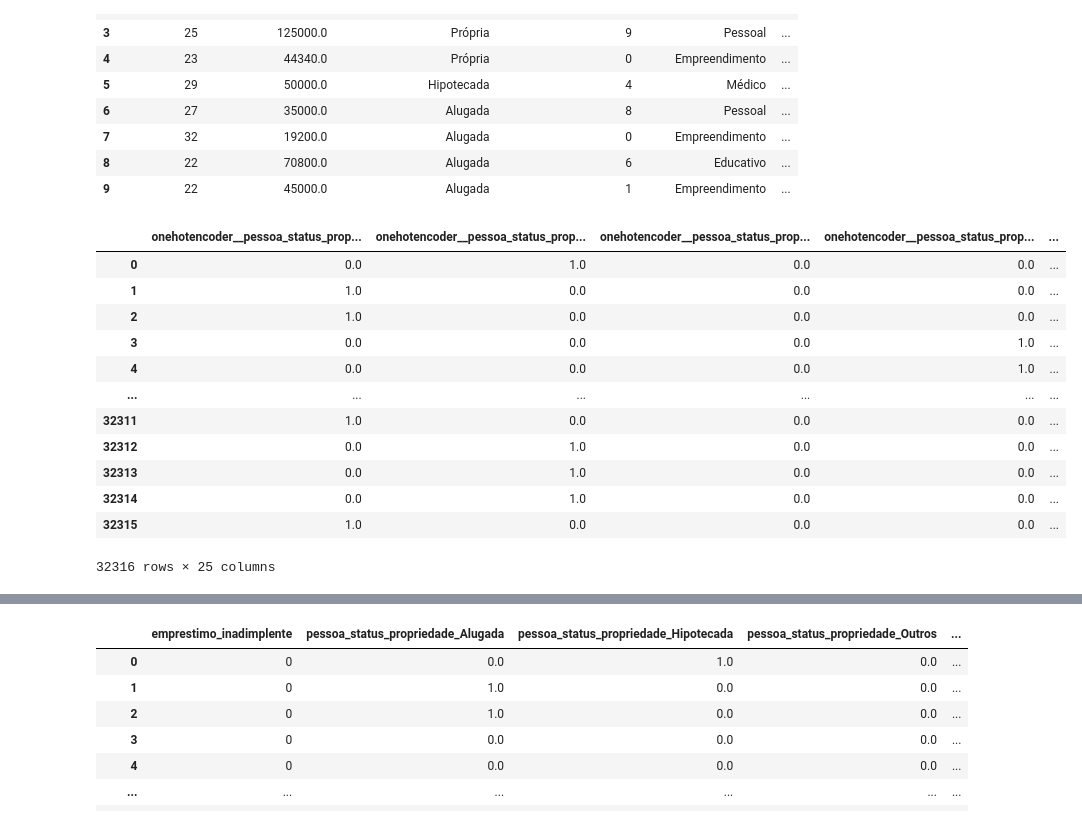
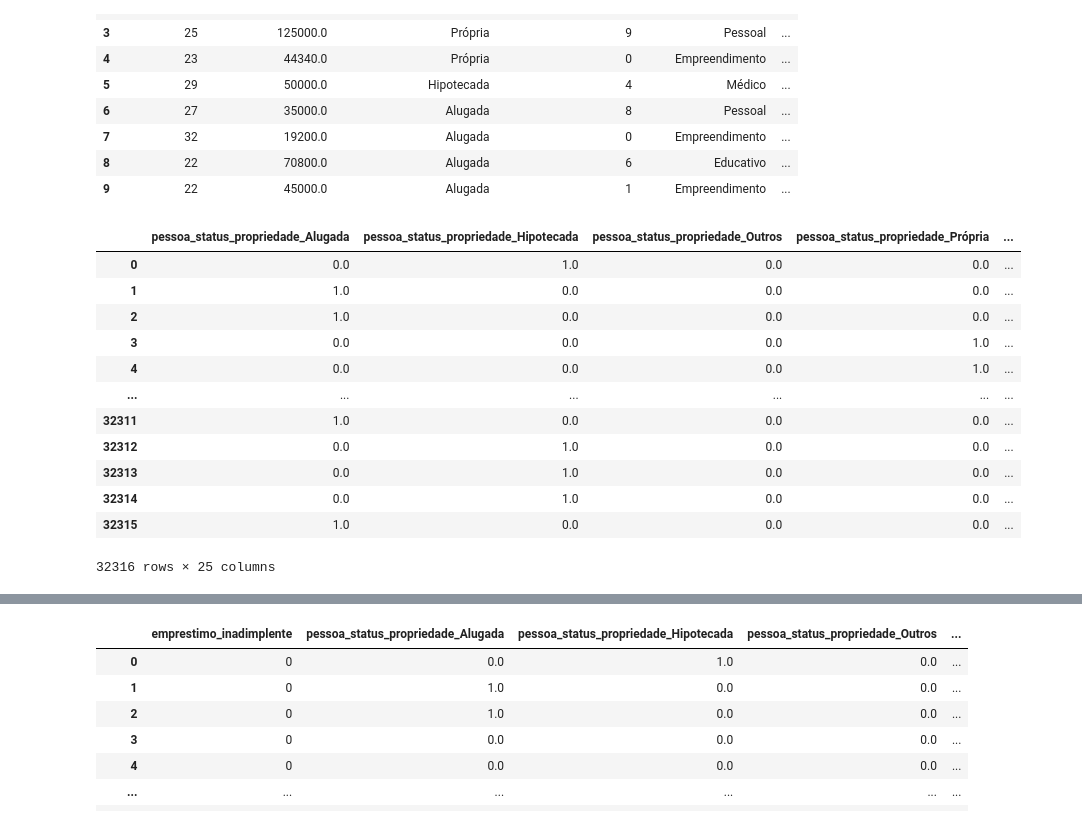
Before and after one commit to mavenceslau/Challenge-Data-Science-Alura-Cash, a Jupyter notebook: notebooks/Notebook_03_Modelos_Machine_Learning.ipynb, the cells around one changed output, grey strips where cells are left out. Cells and saved outputs as stored; diff of their text form; code cells hidden in the pictures.

```diff
--- a/notebooks/Notebook_03_Modelos_Machine_Learning.ipynb
+++ b/notebooks/Notebook_03_Modelos_Machine_Learning.ipynb
@@ -100,23 +100,37 @@ dados.head(10)
 | 8 | 22 | 70800.0 | Alugada | 6 | Educativo | ... |
 | 9 | 22 | 45000.0 | Alugada | 1 | Empreendimento | ... |
 # %%
-# Separando dados pa uso futuro do objeto encoder em uma API
+# Separando dados para uso futuro do objeto encoder em uma API
 dados_2 = dados[['emprestimo_inadimplente']]
 dados = dados.drop('emprestimo_inadimplente', axis = 1)
 
 #Variáveis categóricas
 categorias = ['pessoa_status_propriedade', 'emprestimo_motivo', 'emprestimo_pontuacao']
 
+colunas = ['pessoa_status_propriedade_Alugada',
+       'pessoa_status_propriedade_Hipotecada',
+       'pessoa_status_propriedade_Outros', 'pessoa_status_propriedade_Própria',
+       'emprestimo_motivo_Educativo', 'emprestimo_motivo_Empreendimento',
+       'emprestimo_motivo_Melhora do lar', 'emprestimo_motivo_Médico',
+       'emprestimo_motivo_Pagamento de débitos', 'emprestimo_motivo_Pessoal',
+       'emprestimo_pontuacao_A', 'emprestimo_pontuacao_B',
+       'emprestimo_pontuacao_C', 'emprestimo_pontuacao_D',
+       'emprestimo_pontuacao_E', 'emprestimo_pontuacao_F',
+       'emprestimo_pontuacao_G', 'pessoa_idade', 'pessoa_salario_anual',
+       'pessoa_tempo_trabalho', 'emprestimo_valor_total',
+       'emprestimo_taxa_juros', 'emprestimo_renda_percentual',
+       'historico_inadimplencia', 'historico_tempo_credito']
+
 ohe = make_column_transformer(
-    (OneHotEncoder(handle_unknown = 'ignore'),
+    (OneHotEncoder(handle_unknown = 'ignore', dtype = int),
     categorias),
     remainder='passthrough')
 
 dados_ohe = ohe.fit_transform(dados)
-dados_3 = pd.DataFrame(dados_ohe, columns = ohe.get_feature_names_out())
+dados_3 = pd.DataFrame(dados_ohe, columns = colunas)
 dados_3
 # %% [output]
-|  | onehotencoder__pessoa_status_prop... | onehotencoder__pessoa_status_prop... | onehotencoder__pessoa_status_prop... | onehotencoder__pessoa_status_prop... | ... |
+|  | pessoa_status_propriedade_Alugada | pessoa_status_propriedade_Hipotecada | pessoa_status_propriedade_Outros | pessoa_status_propriedade_Própria | ... |
 | 0 | 0.0 | 1.0 | 0.0 | 0.0 | ... |
 | 1 | 1.0 | 0.0 | 0.0 | 0.0 | ... |
 | 2 | 1.0 | 0.0 | 0.0 | 0.0 | ... |
```
Also changed, not shown: parts of 12 cells of this notebook.
